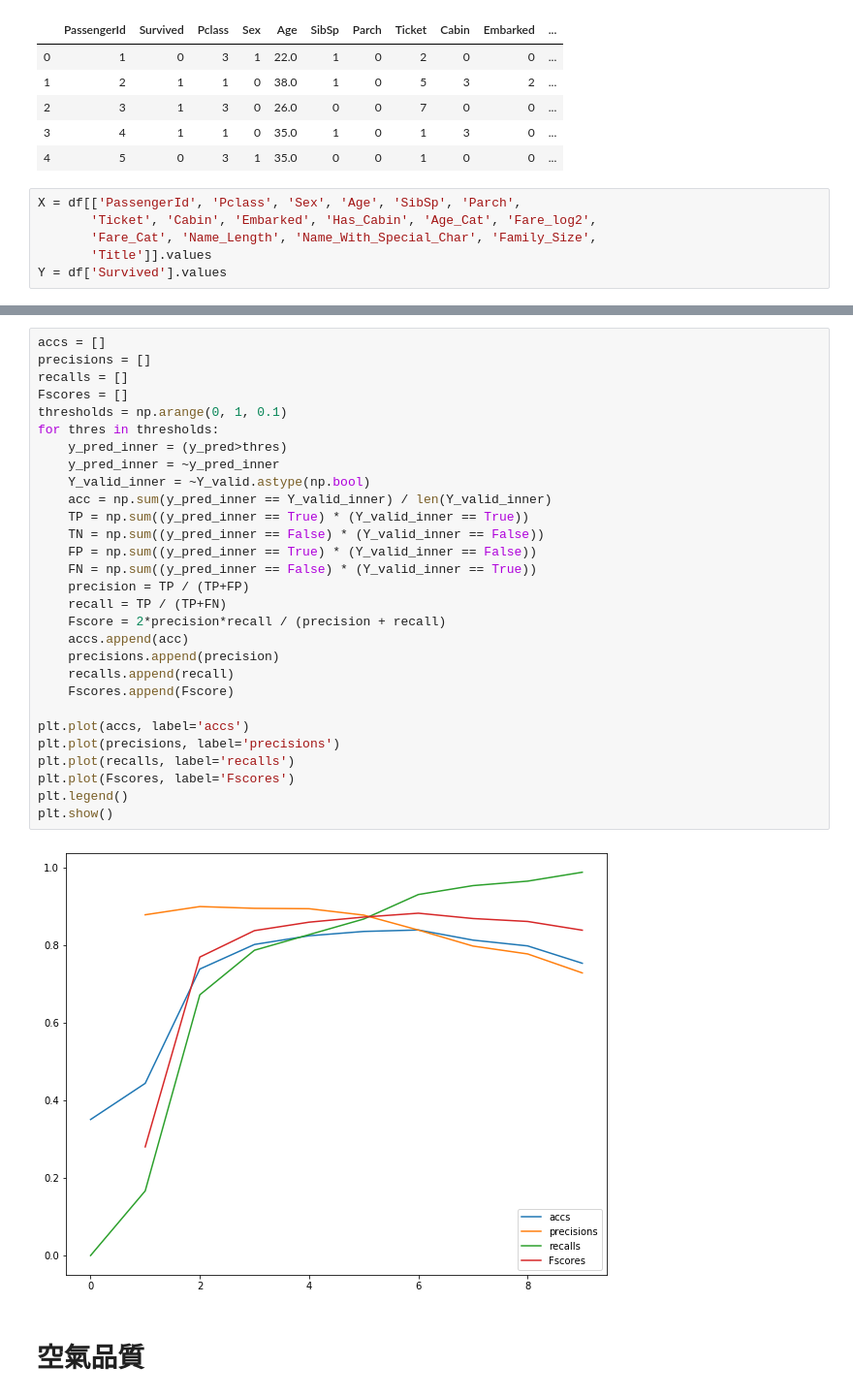
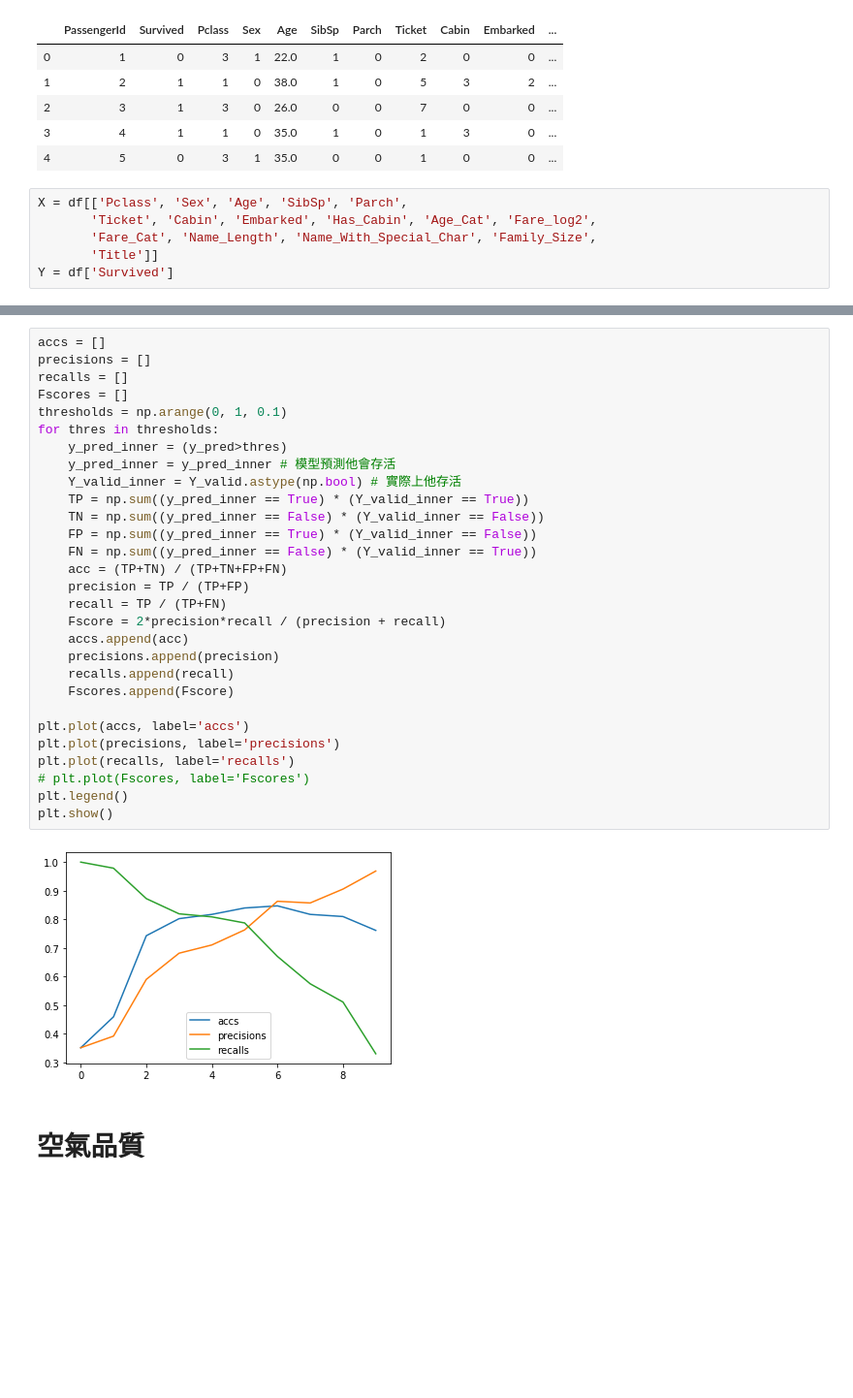
Before and after one commit to GoatWang/IIIMaterial, a Jupyter notebook: 06_XgbCV/main06.ipynb, the cells around one changed output, grey strips where cells are left out. Shown at 97% size. Cells and saved outputs as stored; diff of their text form; blank space fills up the shorter version.

```diff
--- a/06_XgbCV/main06.ipynb
+++ b/06_XgbCV/main06.ipynb
@@ -36,11 +36,11 @@ df.head()
 | 3 | 4 | 1 | 1 | 0 | 35.0 | 1 | 0 | 1 | 3 | 0 | ... |
 | 4 | 5 | 0 | 3 | 1 | 35.0 | 0 | 0 | 1 | 0 | 0 | ... |
 # %%
-X = df[['PassengerId', 'Pclass', 'Sex', 'Age', 'SibSp', 'Parch',
+X = df[['Pclass', 'Sex', 'Age', 'SibSp', 'Parch',
        'Ticket', 'Cabin', 'Embarked', 'Has_Cabin', 'Age_Cat', 'Fare_log2',
        'Fare_Cat', 'Name_Length', 'Name_With_Special_Char', 'Family_Size',
-       'Title']].values
-Y = df['Survived'].values
+       'Title']]
+Y = df['Survived']
 # %%
 from sklearn.model_selection  import train_test_split
 
@@ -114,34 +123,34 @@ plt.show()
 # %%
 accs = []
 precisions = []
 recalls = []
 Fscores = []
 thresholds = np.arange(0, 1, 0.1)
 for thres in thresholds:
     y_pred_inner = (y_pred>thres)
-    y_pred_inner = ~y_pred_inner
-    Y_valid_inner = ~Y_valid.astype(np.bool)
-    acc = np.sum(y_pred_inner == Y_valid_inner) / len(Y_valid_inner)
+    y_pred_inner = y_pred_inner # 模型預測他會存活
+    Y_valid_inner = Y_valid.astype(np.bool) # 實際上他存活
     TP = np.sum((y_pred_inner == True) * (Y_valid_inner == True))
     TN = np.sum((y_pred_inner == False) * (Y_valid_inner == False))
     FP = np.sum((y_pred_inner == True) * (Y_valid_inner == False))
     FN = np.sum((y_pred_inner == False) * (Y_valid_inner == True))
+    acc = (TP+TN) / (TP+TN+FP+FN)
     precision = TP / (TP+FP)
     recall = TP / (TP+FN)
     Fscore = 2*precision*recall / (precision + recall)
     accs.append(acc)
     precisions.append(precision)
     recalls.append(recall)
     Fscores.append(Fscore)
 
 plt.plot(accs, label='accs')
 plt.plot(precisions, label='precisions')
 plt.plot(recalls, label='recalls')
-plt.plot(Fscores, label='Fscores')
+# plt.plot(Fscores, label='Fscores')
 plt.legend()
 plt.show()
 # %% [output]
-[figure, old version]
+[figure, new version]
 # %% [markdown]
 # 空氣品質
 # %%
```
Also changed, not shown: parts of 6 cells of this notebook.
